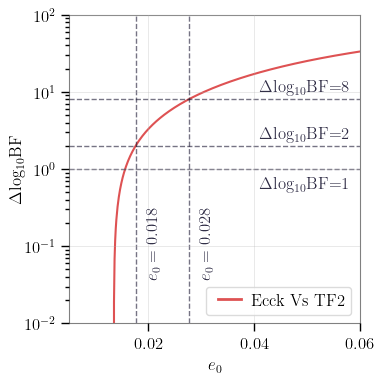
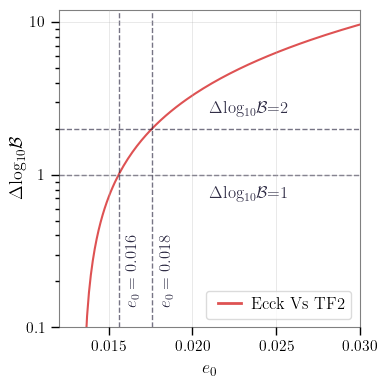
Code edit (unified diff) that turned the first committed figure into the second:
--- before
+++ after
@@ -6,5 +6,11 @@
     "font.family": "serif",
     "font.serif": ["Computer Modern Roman"],
-    "font.size": 12
+    "font.size": size_tick_label,
+    "axes.labelsize": size_axis_label,
+    "axes.titlesize": size_axis_label,
+    "xtick.labelsize": size_tick_label,
+    "ytick.labelsize": size_tick_label,
+    "legend.fontsize": size_legend_label,
+    "figure.titlesize": size_axis_label
 })
 plt.figure(figsize=(4, 4))
@@ -12,8 +18,9 @@
 
 # Labeling the first plot
-plt.xlabel(r"$e_0$", fontdict={'fontsize': 12})
-plt.ylabel(r'$\Delta$log$_{10}{\rm BF}$', labelpad=0, fontdict={'fontsize': 12})
+plt.xlabel(r"$e_0$", fontdict={'fontsize': size_axis_label})
+plt.ylabel(r'$\Delta$log$_{10}{\cal B}$', labelpad=0, fontdict={'fontsize': size_axis_label})
 
-legend = plt.legend(handlelength=2, loc='lower right', bbox_to_anchor=(1.0, 0.0), frameon=True, fontsize=12, edgecolor='lightgray')
+plt.tick_params(axis='both', which='both', labelsize=size_tick_label)
+legend = plt.legend(handlelength=2, loc='lower right', bbox_to_anchor=(1.0, 0.0), frameon=True, fontsize=size_legend_label, edgecolor='lightgray')
 # # rounded box for legend
 legend.get_frame().set_boxstyle('Round', pad=0.0, rounding_size=0.2)
@@ -25,18 +32,20 @@
 # horizontal lines
 plt.axhline(y=2.0, color='#1B1833', linestyle='--', linewidth=1, alpha=0.6)
-plt.text(0.041, 2.0+0.5, r'$\Delta$log$_{10}$BF=2', color='#1B1833', fontsize=12, alpha=0.9)
+plt.text(0.021, 2.0+0.5, r'$\Delta$log$_{10} {\cal B}$=2', color='#1B1833', fontsize=size_legend_label, alpha=0.9)
 plt.axhline(y=1.0, color='#1B1833', linestyle='--', linewidth=1, alpha=0.6)
-plt.text(0.041, 1.0-0.45, r'$\Delta$log$_{10}$BF=1', color='#1B1833', fontsize=12, alpha=0.9)
-plt.axhline(y=8.0, color='#1B1833', linestyle='--', linewidth=1, alpha=0.6)
-plt.text(0.041, 8.0+2, r'$\Delta$log$_{10}$BF=8', color='#1B1833', fontsize=12, alpha=0.9)
+plt.text(0.021, 1.0-0.30, r'$\Delta$log$_{10} {\cal B}$=1', color='#1B1833', fontsize=size_legend_label, alpha=0.9)
+# plt.axhline(y=8.0, color='#1B1833', linestyle='--', linewidth=1, alpha=0.6)
+# plt.text(0.041, 8.0+2, r'$\Delta$log$_{10} {\cal B}$=8', color='#1B1833', fontsize=12, alpha=0.9)
 
 # vertical lines
-plt.axvline(x=e0_spline_tf2, color='#1B1833', linestyle='--', linewidth=1, alpha=0.6)
-plt.text(e0_spline_tf2+0.002, 0.04, rf'$e_0={e0_spline_tf2:.3f}$', color='#1B1833', fontsize=12, alpha=0.9, rotation=90)
-plt.axvline(x=e0_spline_tf2_jf, color='#1B1833', linestyle='--', linewidth=1, alpha=0.6)
-plt.text(e0_spline_tf2_jf+0.002, 0.04, rf'$e_0={e0_spline_tf2_jf:.3f}$', color='#1B1833', fontsize=12, alpha=0.9, rotation=90)
+plt.axvline(x=e0_spline_tf2_bf2, color='#1B1833', linestyle='--', linewidth=1, alpha=0.6)
+plt.text(e0_spline_tf2_bf2+0.0004, 0.14, rf'$e_0={e0_spline_tf2_bf2:.3f}$', color='#1B1833', fontsize=size_legend_label, alpha=0.9, rotation=90)
+# plt.axvline(x=e0_spline_tf2_jf, color='#1B1833', linestyle='--', linewidth=1, alpha=0.6)
+# plt.text(e0_spline_tf2_jf+0.002, 0.04, rf'$e_0={e0_spline_tf2_jf:.3f}$', color='#1B1833', fontsize=12, alpha=0.9, rotation=90)
+plt.axvline(x=e0_spline_tf2_bf1, color='#1B1833', linestyle='--', linewidth=1, alpha=0.6)
+plt.text(e0_spline_tf2_bf1+0.0004, 0.14, rf'$e_0={e0_spline_tf2_bf1:.3f}$', color='#1B1833', fontsize=size_legend_label, alpha=0.9, rotation=90)
 
-plt.xlim(0.005, 0.06)
-plt.ylim(0.01, 100.0)
+plt.xlim(0.012, 0.03)
+plt.ylim(0.1, 12.0)
 plt.yscale('log')
 

Commit: Snapshot current working tree